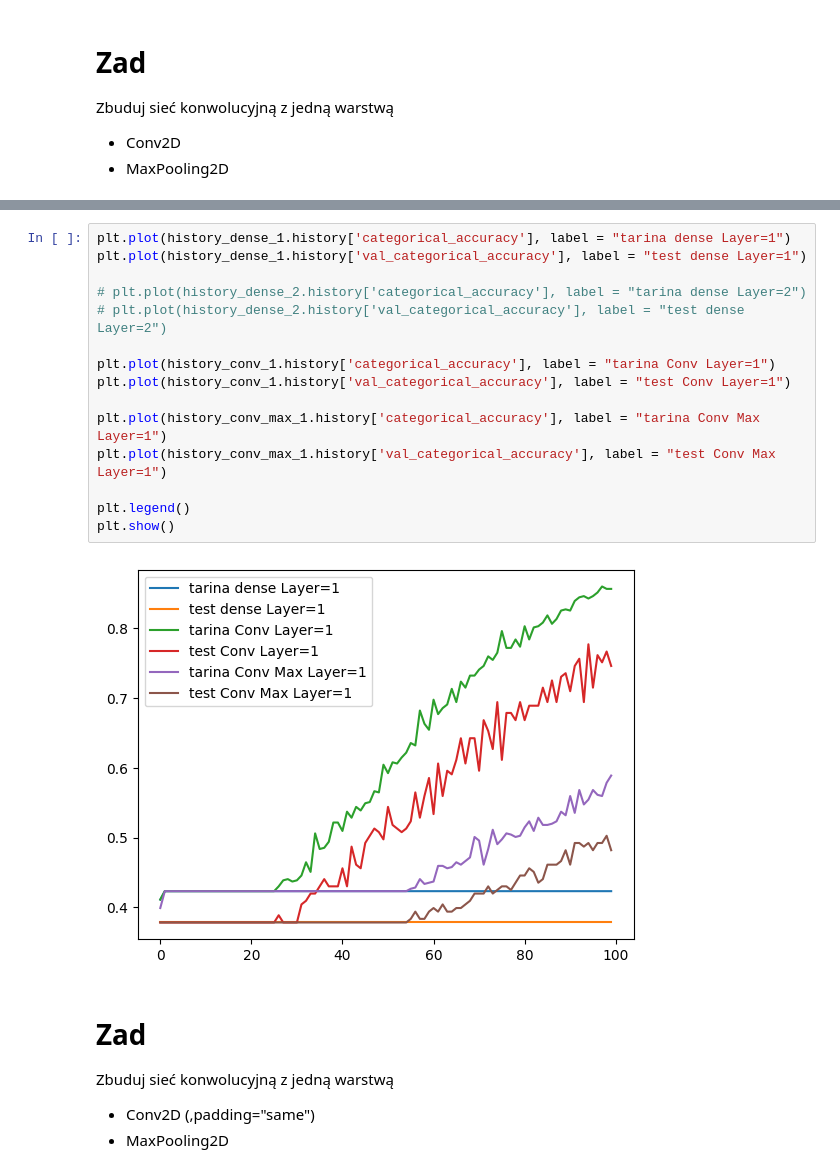
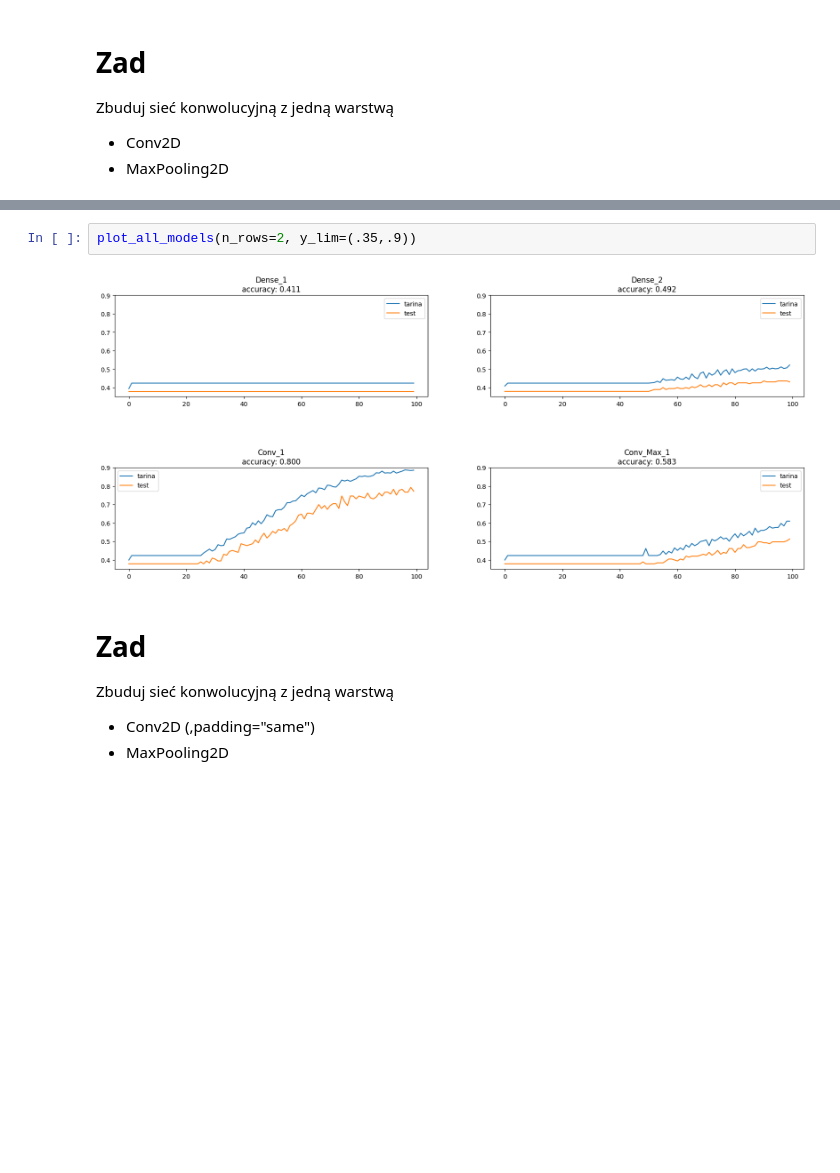
Before and after one commit to KrystianJachna/AI, a Jupyter notebook: cw12/AD_Z12_A_Convolution.ipynb, the cells around one changed output, grey strips where cells are left out. Cells and saved outputs as stored; diff of their text form; blank space fills up the shorter version.

```diff
--- a/cw12/AD_Z12_A_Convolution.ipynb
+++ b/cw12/AD_Z12_A_Convolution.ipynb
@@ -362,20 +392,7 @@ Epoch 100/100
-# %%
-plt.plot(history_dense_1.history['categorical_accuracy'], label = "tarina dense Layer=1")
-plt.plot(history_dense_1.history['val_categorical_accuracy'], label = "test dense Layer=1")
-
-# plt.plot(history_dense_2.history['categorical_accuracy'], label = "tarina dense Layer=2")
-# plt.plot(history_dense_2.history['val_categorical_accuracy'], label = "test dense Layer=2")
-
-plt.plot(history_conv_1.history['categorical_accuracy'], label = "tarina Conv Layer=1")
-plt.plot(history_conv_1.history['val_categorical_accuracy'], label = "test Conv Layer=1")
-
-plt.plot(history_conv_max_1.history['categorical_accuracy'], label = "tarina Conv Max Layer=1")
-plt.plot(history_conv_max_1.history['val_categorical_accuracy'], label = "test Conv Max Layer=1")
-
-plt.legend()
-plt.show()
-# %% [output]
-[figure, removed]
+# %%
+plot_all_models(n_rows=2, y_lim=(.35,.9))
+# %% [output]
+[figure, added]
 # %% [markdown]
 # Zad
 Zbuduj sieć konwolucyjną z jedną warstwą
```
Also changed, not shown: parts of 34 cells of this notebook.
